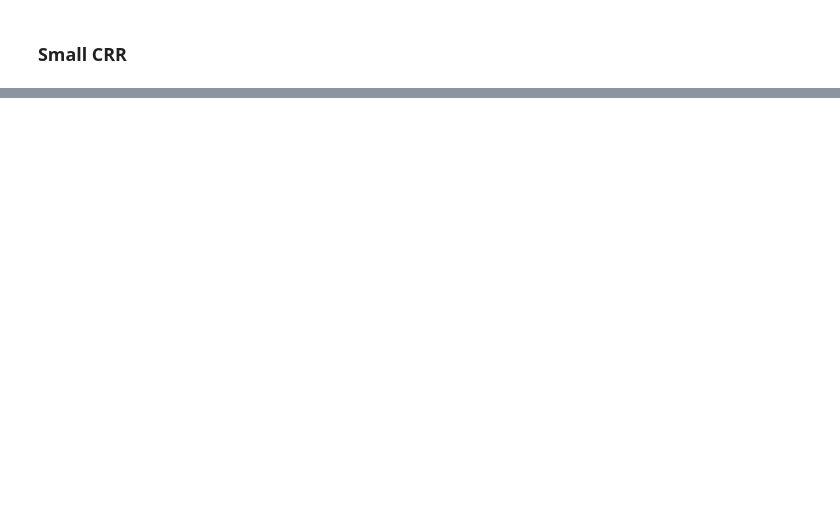
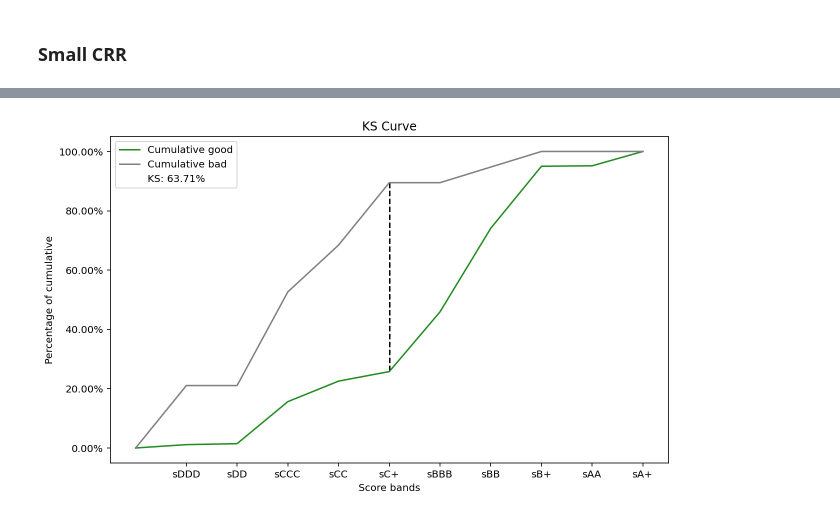
Before and after one commit to Taecpy/CRR-validate, a Jupyter notebook: CRR_validate.ipynb, the cells around one changed output, grey strips where cells are left out. Cells and saved outputs as stored; diff of their text form; code cells hidden in the pictures; blank space fills up the shorter version.

```diff
--- a/CRR_validate.ipynb
+++ b/CRR_validate.ipynb
@@ -175,0 +238,5 @@ See the caveats in the documentation: https://pandas.pydata.org/pandas-docs/stab
+# %%
+sCRR = KS_index(df_sCRR)
+plot_KS(sCRR)
+# %% [output]
+[figure, added]
```
Also changed, not shown: parts of 14 cells of this notebook.
